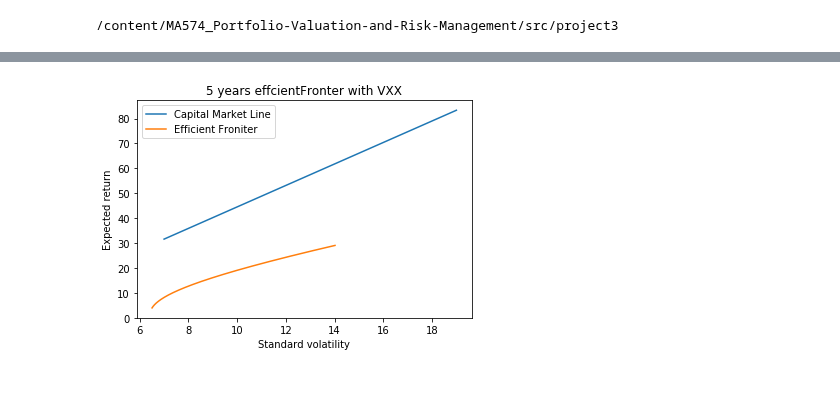
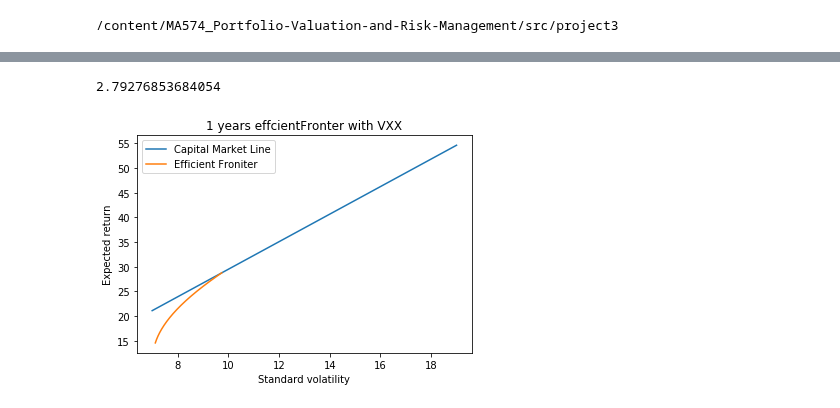
Before and after one commit to wuchenyu38/MA574_Portfolio-Valuation-and-Risk-Management, a Jupyter notebook: src/Markowitz2.ipynb, the cells around one changed output, grey strips where cells are left out. Drawn from its saved outputs; the diff is of its cells as text; code cells hidden in the pictures.

```diff
--- a/src/Markowitz2.ipynb
+++ b/src/Markowitz2.ipynb
@@ -60,10 +60,10 @@ filecsv_list
 # %%
 #Find the break points for every year
 break_points = []
-break_points.append(0)
-break_points.append(data[data['Date'].isin(['2012-10-18'])].index[0])
-break_points.append(data[data['Date'].isin(['2014-10-17'])].index[0])
-break_points.append(data[data['Date'].isin(['2019-10-18'])].index[0])
+break_points.append(data[data['Date'].isin(['10/18/2016'])].index[0])
+break_points.append(data[data['Date'].isin(['10/18/2017'])].index[0])
+break_points.append(data[data['Date'].isin(['10/18/2018'])].index[0])
+break_points.append(data[data['Date'].isin(['10/18/2019'])].index[0])
 # %%
 break_points
 # %% [output]
@@ -76,11 +71,11 @@ R_expect_3 = np.array(R[break_points[0]:break_points[3]].mean()).reshape(-1,1)
 # %%
-R_cov =  np.array(R[break_points[2]:break_points[3]].cov())
-R_expect = R_expect_1
-one = np.ones((len(R_expect),1))
-A = np.dot(np.dot(one.reshape(1,-1),inv(R_cov)),R_expect)
-B = np.dot(np.dot(R_expect.reshape(1,-1),inv(R_cov)),R_expect)
-C = np.dot(np.dot(one.reshape(1,-1),inv(R_cov)),one)
-D = B*C - A**2
-g = (B * np.dot(inv(R_cov), one) - A* np.dot(inv(R_cov), R_expect))/D
-h = (C * np.dot(inv(R_cov), R_expect) - A* np.dot(inv(R_cov), one))/D
-min_sigma = np.dot(np.dot(g.reshape(1,-1),R_cov),g) - (np.dot(np.dot(h.reshape(1,-1),R_cov),g)**2)/np.dot(np.dot(h.reshape(1,-1),R_cov),h)
+def ghm(R_expect,R_cov):
+  one = np.ones((len(R_expect),1))
+  A = np.dot(np.dot(one.reshape(1,-1),inv(R_cov)),R_expect)
+  B = np.dot(np.dot(R_expect.reshape(1,-1),inv(R_cov)),R_expect)
+  C = np.dot(np.dot(one.reshape(1,-1),inv(R_cov)),one)
+  D = B*C - A**2
+  g = (B * np.dot(inv(R_cov), one) - A* np.dot(inv(R_cov), R_expect))/D
+  h = (C * np.dot(inv(R_cov), R_expect) - A* np.dot(inv(R_cov), one))/D
+  min_sigma = np.dot(np.dot(g.reshape(1,-1),R_cov),g) - (np.dot(np.dot(h.reshape(1,-1),R_cov),g)**2)/np.dot(np.dot(h.reshape(1,-1),R_cov),h)
+  return g,h,min_sigma
@@ -254,9 +209,12 @@ array([[1.55889966e-05]])
 # %%
 #5 years effcientFronter with VXX
+R_cov4 =  np.array(R_copy[break_points[2]:break_points[3]].cov())
+R_expect4 = np.array(R_copy[break_points[2]:break_points[3]].mean()).reshape(-1,1)
+g4,h4,min_sigma4 = ghm(R_expect4,R_cov4)
 sigma_v,mu_v,weight_v = effcientfrontier(g4,h4,R_cov4,2000,100000)
 plt.plot(sigma_v,mu_v)
 plt.ylabel("Expected return")
 plt.xlabel("volatility")
-plt.title("5 years effcientFronter with VXX")
+plt.title("1 years effcientFronter with VXX")
 plt.show()
 # %% [output]
@@ -285,12 +244,22 @@ print(k[0][0])
+# %%
+temp = 0
+m = 0
+for i in range(len(sigma_v)):
+  k_t = (mu_v[i] - 1.56)/sigma_v[i]
+  if k_t > temp:
+    temp = k_t
+temp
+# %% [output]
+2.79276853684054
 # %%
 sigma_x = np.linspace(7,19,1000).reshape(-1,1)
-targent_v = (k * sigma_x + rf*100).reshape(-1,1)
+targent_v = (temp * sigma_x + rf*100).reshape(-1,1)
 plt.plot(sigma_x,targent_v,label = "Capital Market Line")
 plt.plot(sigma_v,mu_v,label = "Efficient Froniter")
 plt.ylabel("Expected return")
 plt.xlabel("Standard volatility")
-plt.title("5 years effcientFronter with VXX")
+plt.title("1 years effcientFronter with VXX")
 plt.legend()
 plt.show()
 # %% [output]
-[figure, old version]
+[figure, new version]
```
Also changed, not shown: parts of 24 cells of this notebook.
